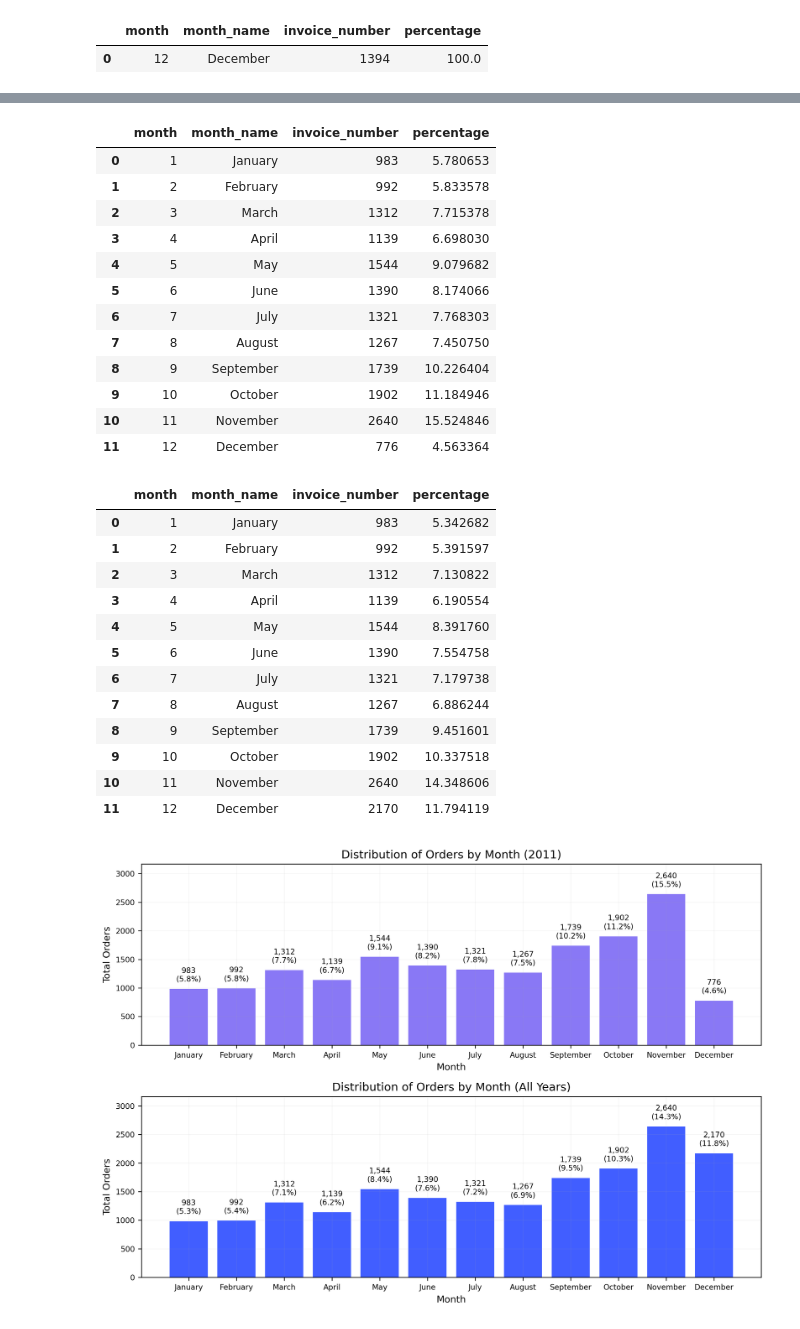
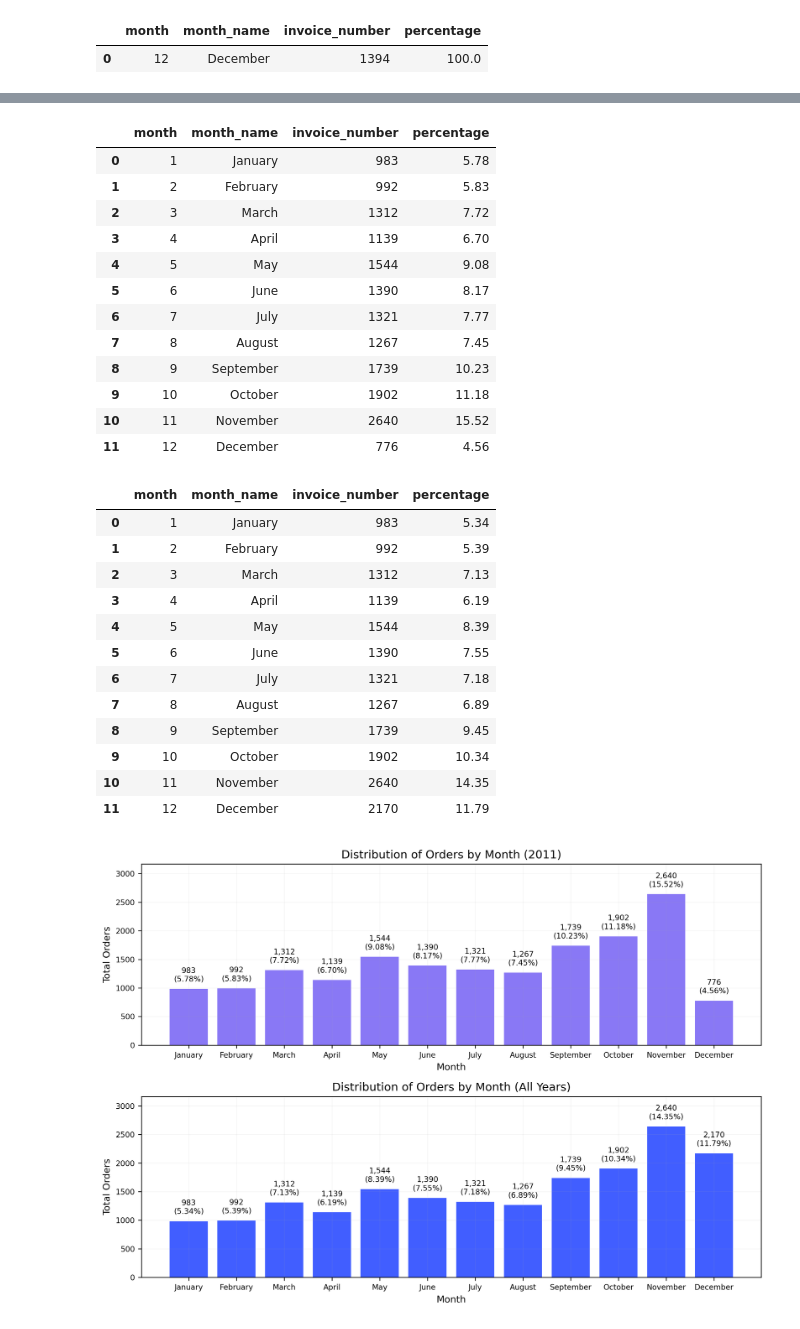
Before and after one commit to RV01011001/project_1-customer-segmentation, a Jupyter notebook: notebooks/03_exploratory_data_analysis.ipynb, the cells around one changed output, grey strips where cells are left out. Cells and saved outputs as stored; diff of their text form; code cells hidden in the pictures.

```diff
--- a/notebooks/03_exploratory_data_analysis.ipynb
+++ b/notebooks/03_exploratory_data_analysis.ipynb
@@ -879,8 +870,14 @@ df_time['year'] = df['invoice_datetime'].dt.year
 df_time['month'] = df['invoice_datetime'].dt.month
 df_time['month_name'] = df['invoice_datetime'].dt.month_name()
 
-df_time['day_of_week'] = df['invoice_datetime'].dt.day_name()
+#df_time['day_of_week'] = df['invoice_datetime'].dt.day_name()
 
+days_order = ['Monday', 'Tuesday', 'Wednesday', 'Thursday', 'Friday', 'Saturday', 'Sunday']
+df_time['day_of_week'] = pd.Categorical(
+    df_time['invoice_datetime'].dt.day_name(),
+    categories = days_order,
+    ordered = True
+)
 
 df_time.head()
 # %% [output]
@@ -954,29 +956,30 @@ month_distribution_2010
 # %%
 month_distribution_2011 = (
     df_time[df_time['year'] == 2011]
     .groupby(['month', 'month_name'])['invoice_number']
     .nunique()
     .reset_index()
     .sort_values('month')
 )
 
 month_distribution_2011['percentage'] = (month_distribution_2011['invoice_number'] / month_distribution_2011['invoice_number'].sum() * 100)
+month_distribution_2011['percentage'] = month_distribution_2011['percentage'].round(2)
 
 month_distribution_2011
 # %% [output]
 |  | month | month_name | invoice_number | percentage |
-| 0 | 1 | January | 983 | 5.780653 |
-| 1 | 2 | February | 992 | 5.833578 |
-| 2 | 3 | March | 1312 | 7.715378 |
-| 3 | 4 | April | 1139 | 6.698030 |
-| 4 | 5 | May | 1544 | 9.079682 |
-| 5 | 6 | June | 1390 | 8.174066 |
-| 6 | 7 | July | 1321 | 7.768303 |
-| 7 | 8 | August | 1267 | 7.450750 |
-| 8 | 9 | September | 1739 | 10.226404 |
-| 9 | 10 | October | 1902 | 11.184946 |
-| 10 | 11 | November | 2640 | 15.524846 |
-| 11 | 12 | December | 776 | 4.563364 |
+| 0 | 1 | January | 983 | 5.78 |
+| 1 | 2 | February | 992 | 5.83 |
+| 2 | 3 | March | 1312 | 7.72 |
+| 3 | 4 | April | 1139 | 6.70 |
+| 4 | 5 | May | 1544 | 9.08 |
+| 5 | 6 | June | 1390 | 8.17 |
+| 6 | 7 | July | 1321 | 7.77 |
+| 7 | 8 | August | 1267 | 7.45 |
+| 8 | 9 | September | 1739 | 10.23 |
+| 9 | 10 | October | 1902 | 11.18 |
+| 10 | 11 | November | 2640 | 15.52 |
+| 11 | 12 | December | 776 | 4.56 |
 # %%
 month_distribution_all_years = (
     df_time.groupby(['month', 'month_name'])['invoice_number']
@@ -986,22 +989,23 @@ month_distribution_all_years = (
 )
 
 month_distribution_all_years['percentage'] = (month_distribution_all_years['invoice_number'] / month_distribution_all_years['invoice_number'].sum() * 100)
+month_distribution_all_years['percentage'] = month_distribution_all_years['percentage'].round(2)
 
 month_distribution_all_years
 # %% [output]
 |  | month | month_name | invoice_number | percentage |
-| 0 | 1 | January | 983 | 5.342682 |
-| 1 | 2 | February | 992 | 5.391597 |
-| 2 | 3 | March | 1312 | 7.130822 |
-| 3 | 4 | April | 1139 | 6.190554 |
-| 4 | 5 | May | 1544 | 8.391760 |
-| 5 | 6 | June | 1390 | 7.554758 |
-| 6 | 7 | July | 1321 | 7.179738 |
-| 7 | 8 | August | 1267 | 6.886244 |
-| 8 | 9 | September | 1739 | 9.451601 |
-| 9 | 10 | October | 1902 | 10.337518 |
-| 10 | 11 | November | 2640 | 14.348606 |
-| 11 | 12 | December | 2170 | 11.794119 |
+| 0 | 1 | January | 983 | 5.34 |
+| 1 | 2 | February | 992 | 5.39 |
+| 2 | 3 | March | 1312 | 7.13 |
+| 3 | 4 | April | 1139 | 6.19 |
+| 4 | 5 | May | 1544 | 8.39 |
+| 5 | 6 | June | 1390 | 7.55 |
+| 6 | 7 | July | 1321 | 7.18 |
+| 7 | 8 | August | 1267 | 6.89 |
+| 8 | 9 | September | 1739 | 9.45 |
+| 9 | 10 | October | 1902 | 10.34 |
+| 10 | 11 | November | 2640 | 14.35 |
+| 11 | 12 | December | 2170 | 11.79 |
 # %%
 fig, (ax1, ax2) = plt.subplots(2, 1, figsize = (10, 7), dpi = 300)
 
```
Also changed, not shown: parts of 10 cells of this notebook, 1 other file.
